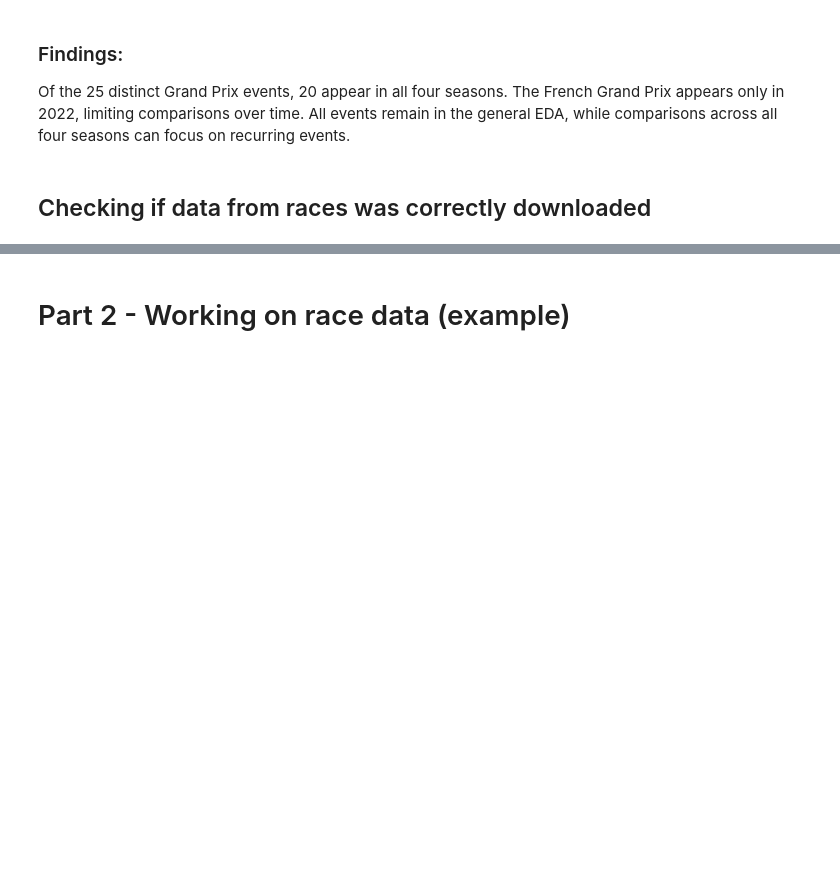
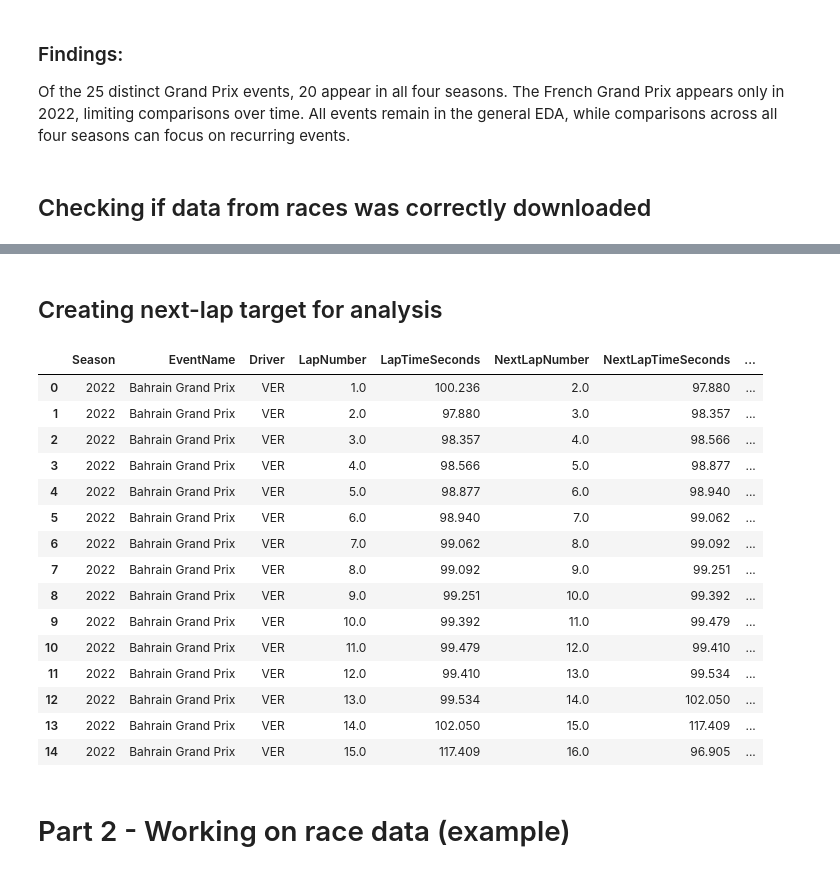
Before and after one commit to jarimbafrancisco-arch/F1-Lap-Time-Prediction, a Jupyter notebook: notebooks/02_EDA.ipynb, the cells around one changed output, grey strips where cells are left out. Saved outputs shown, nothing was run; the diff lists cells and outputs as text; code cells hidden in the pictures; blank space fills up the shorter version.

```diff
--- a/notebooks/02_EDA.ipynb
+++ b/notebooks/02_EDA.ipynb
@@ -248,3 +283,62 @@ missing_events
+# %% [markdown]
+## Creating next-lap target for analysis
+# %%
+group_keys=["Season","RoundNumber","DriverNumber"]
+laps_prepared=(
+    laps_prepared.sort_values(group_keys + ["LapNumber"]).reset_index(drop=True)
+)
+
+driver_races=laps_prepared.groupby(group_keys)
+
+laps_prepared["NextLapNumber"] = (
+    driver_races["LapNumber"].shift(-1)
+)
+
+laps_prepared["NextLapTimeSeconds"]=(
+    driver_races["LapTimeSeconds"].shift(-1)
+)
+
+laps_prepared["IsConsecutiveLap"]=(
+    laps_prepared["NextLapNumber"] == laps_prepared["LapNumber"] + 1
+)
+
+laps_prepared["NextLapTimeSeconds"]=(
+    laps_prepared["NextLapTimeSeconds"].where(
+        laps_prepared["IsConsecutiveLap"]
+    )
+)
+
+display(
+    laps_prepared[
+        [
+            "Season",
+            "EventName",
+            "Driver",
+            "LapNumber",
+            "LapTimeSeconds",
+            "NextLapNumber",
+            "NextLapTimeSeconds",
+            "IsConsecutiveLap"
+        ]
+    ].head(15)
+)
+# %% [output]
+|  | Season | EventName | Driver | LapNumber | LapTimeSeconds | NextLapNumber | NextLapTimeSeconds | ... |
+| 0 | 2022 | Bahrain Grand Prix | VER | 1.0 | 100.236 | 2.0 | 97.880 | ... |
+| 1 | 2022 | Bahrain Grand Prix | VER | 2.0 | 97.880 | 3.0 | 98.357 | ... |
+| 2 | 2022 | Bahrain Grand Prix | VER | 3.0 | 98.357 | 4.0 | 98.566 | ... |
+| 3 | 2022 | Bahrain Grand Prix | VER | 4.0 | 98.566 | 5.0 | 98.877 | ... |
+| 4 | 2022 | Bahrain Grand Prix | VER | 5.0 | 98.877 | 6.0 | 98.940 | ... |
+| 5 | 2022 | Bahrain Grand Prix | VER | 6.0 | 98.940 | 7.0 | 99.062 | ... |
+| 6 | 2022 | Bahrain Grand Prix | VER | 7.0 | 99.062 | 8.0 | 99.092 | ... |
+| 7 | 2022 | Bahrain Grand Prix | VER | 8.0 | 99.092 | 9.0 | 99.251 | ... |
+| 8 | 2022 | Bahrain Grand Prix | VER | 9.0 | 99.251 | 10.0 | 99.392 | ... |
+| 9 | 2022 | Bahrain Grand Prix | VER | 10.0 | 99.392 | 11.0 | 99.479 | ... |
+| 10 | 2022 | Bahrain Grand Prix | VER | 11.0 | 99.479 | 12.0 | 99.410 | ... |
+| 11 | 2022 | Bahrain Grand Prix | VER | 12.0 | 99.410 | 13.0 | 99.534 | ... |
+| 12 | 2022 | Bahrain Grand Prix | VER | 13.0 | 99.534 | 14.0 | 102.050 | ... |
+| 13 | 2022 | Bahrain Grand Prix | VER | 14.0 | 102.050 | 15.0 | 117.409 | ... |
+| 14 | 2022 | Bahrain Grand Prix | VER | 15.0 | 117.409 | 16.0 | 96.905 | ... |
 # %% [markdown]
 # Part 2 - Working on race data (example)
 # %% [markdown]
```
Also changed, not shown: parts of 7 cells of this notebook, 9 other files.
